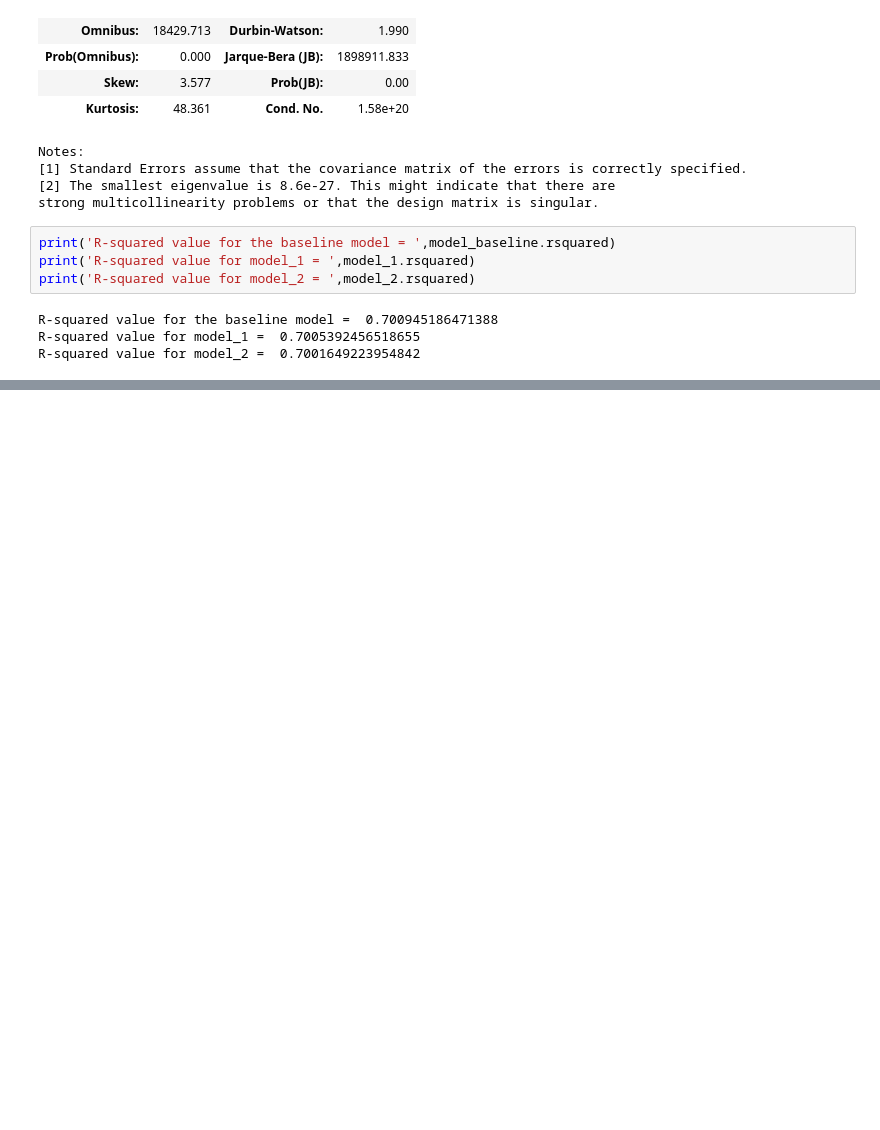
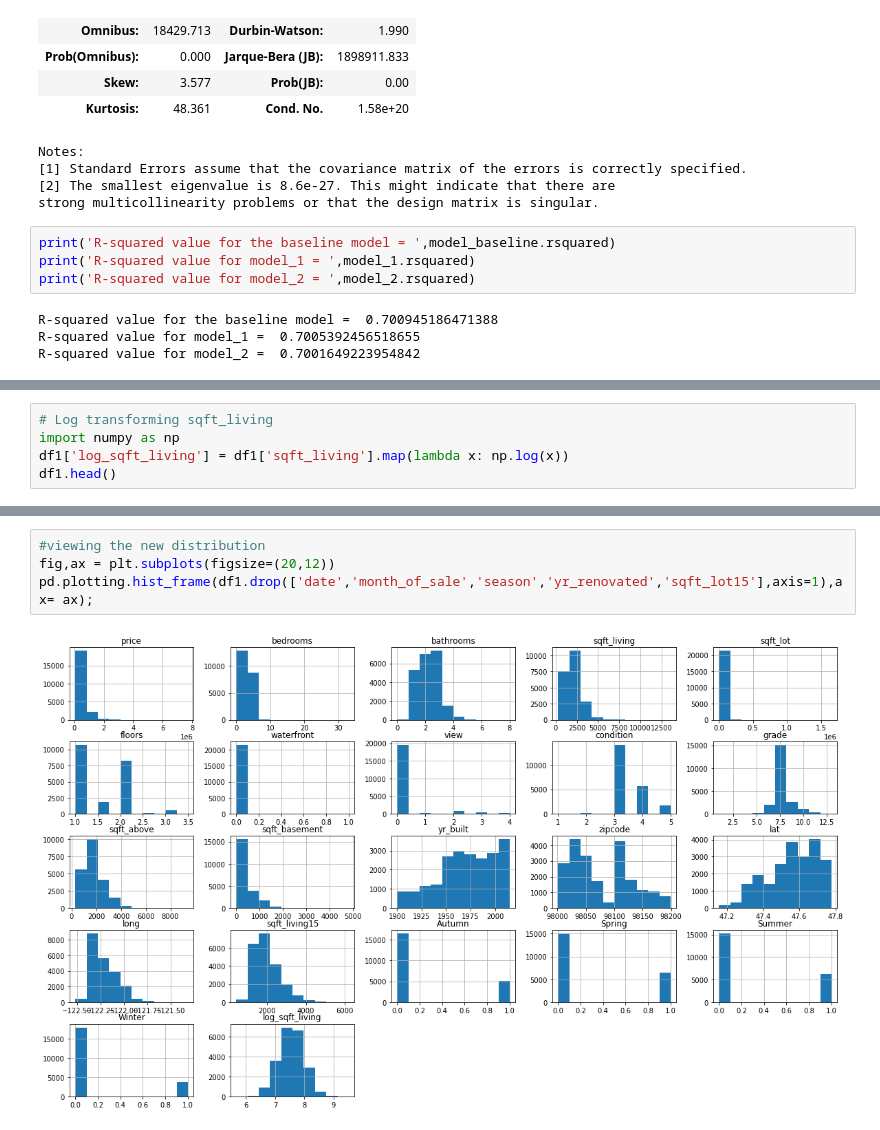
Before and after one commit to rahulakrish/linear_regression, a Jupyter notebook: phase2_project_rev1.ipynb, the cells around one changed output, grey strips where cells are left out. Saved outputs shown, nothing was run; the diff lists cells and outputs as text; blank space fills up the shorter version.

```diff
--- a/phase2_project_rev1.ipynb
+++ b/phase2_project_rev1.ipynb
@@ -361,0 +359,5 @@ R-squared value for model_2 =  0.7001649223954842
+# %%
+# Log transforming sqft_living
+import numpy as np
+df1['log_sqft_living'] = df1['sqft_living'].map(lambda x: np.log(x))
+df1.head()
@@ -361,0 +372,6 @@ R-squared value for model_2 =  0.7001649223954842
+# %%
+#viewing the new distribution
+fig,ax = plt.subplots(figsize=(20,12))
+pd.plotting.hist_frame(df1.drop(['date','month_of_sale','season','yr_renovated','sqft_lot15'],axis=1),ax= ax);
+# %% [output]
+[figure, added]
```
Also changed, not shown: parts of 35 cells of this notebook.
